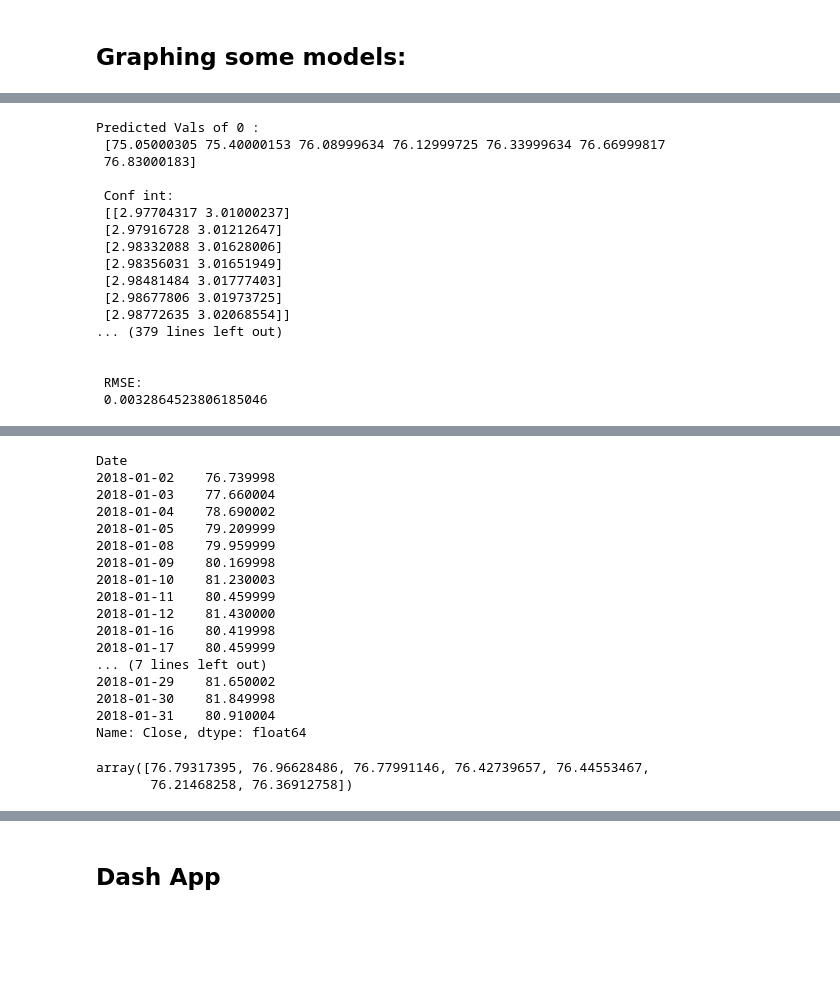
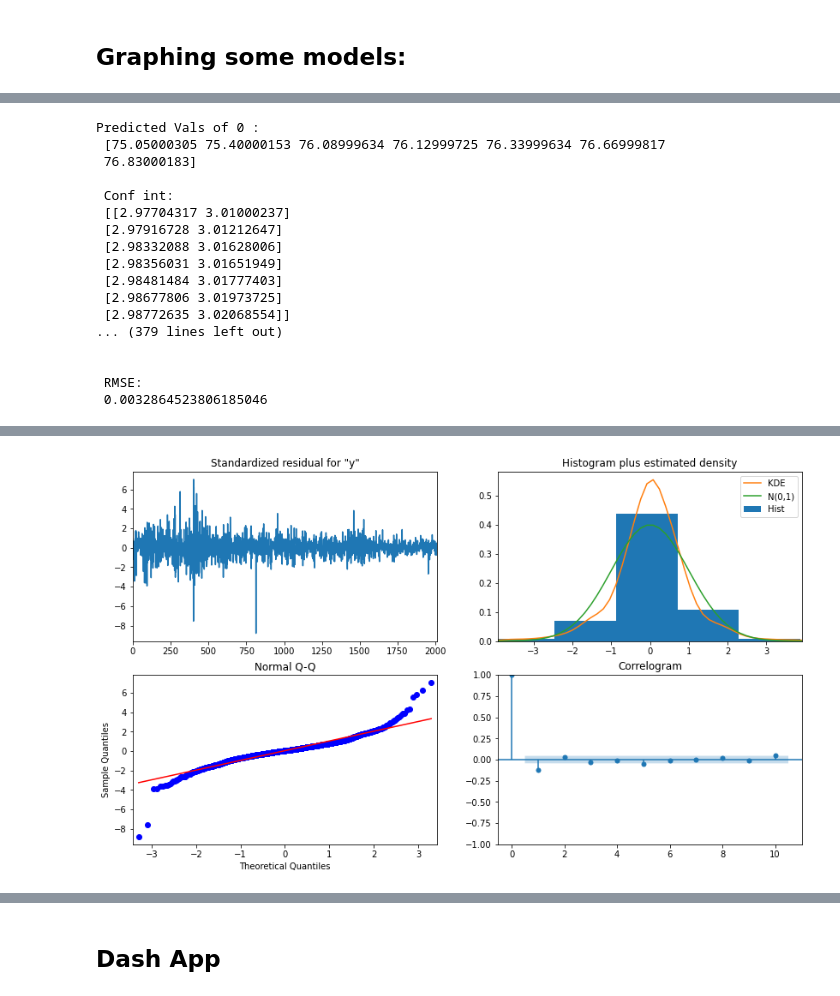
Before and after one commit to cian-moynagh/Group-40-Sweng, a Jupyter notebook: Model Fitting.ipynb, the cells around one changed output, grey strips where cells are left out. Saved outputs shown, nothing was run; the diff lists cells and outputs as text; code cells hidden in the pictures; blank space fills up the shorter version.

Commit message:
figured out how to add images to dashboard. Added diagnostics image

```diff
--- a/Model Fitting.ipynb
+++ b/Model Fitting.ipynb
@@ -486,7 +397,7 @@ for x in range(model_i):
 
 
     print("Predicted Vals of", x, ": \n", pred_7.predicted_mean)
-    #print(model.summary_frame(alpha=0.05))   //mean isn't updated to reversed vals
+    #print(pred_7.summary_frame(alpha=0.05))   #mean isn't updated to reversed vals
     #conf_int = (model.conf_int(0.5)*fitted_lambda +1)**(1/fitted_lambda)   //don't think we should be reveresing the conf_int
     conf_int = (pred_7.conf_int(0.5))
     se = (pred_7.se_mean)
@@ -503,7 +414,7 @@ for x in range(model_i):
 
     if(rmse_7 < best_rmse_7):
         preds[0] = pred_7.predicted_mean
-        #diag = model.plot_diagnostics(figsize=(14,18))
+        diag = model.plot_diagnostics(figsize=(14,8))
         best_rmse_7=rmse_7
     if(rmse_7_johnson < best_rmse_7_johnson):
         preds[1] = pred_7_johnson.predicted_mean
@@ -537,58 +448,34 @@ fig_total.add_trace(
     go.Scatter(name='Box-Cox',
            x=test.index,
            y=orig_pred_oos))
 fig_total.add_trace(
     go.Scatter(name='Cut-Off',
            x=test.index,
            y=test))
 fig_total.add_trace(
     go.Scatter(name='Cut-Off',
             x=ts.Close.index,
             y=ts.Close))
 # %% [output]
 Predicted Vals of 0 :
  [75.05000305 75.40000153 76.08999634 76.12999725 76.33999634 76.66999817
  76.83000183]
 
  Conf int:
  [[2.97704317 3.01000237]
  [2.97916728 3.01212647]
  [2.98332088 3.01628006]
  [2.98356031 3.01651949]
  [2.98481484 3.01777403]
  [2.98677806 3.01973725]
  [2.98772635 3.02068554]]
 ... (379 lines left out)
 
 
  RMSE:
  0.0032864523806185046
 [interactive output not drawn]
+[figure, added]
-# %%
-test
-# %% [output]
-Date
-2018-01-02    76.739998
-2018-01-03    77.660004
-2018-01-04    78.690002
-2018-01-05    79.209999
-2018-01-08    79.959999
-2018-01-09    80.169998
-2018-01-10    81.230003
-2018-01-11    80.459999
-2018-01-12    81.430000
-2018-01-16    80.419998
-2018-01-17    80.459999
-... (7 lines left out)
-2018-01-29    81.650002
-2018-01-30    81.849998
-2018-01-31    80.910004
-Name: Close, dtype: float64
-# %%
-orig_pred_oos
-# %% [output]
-array([76.79317395, 76.96628486, 76.77991146, 76.42739657, 76.44553467,
-       76.21468258, 76.36912758])
 # %%
 fig_7.show()
 fig_31.show()
```
Also changed, not shown: parts of 17 cells of this notebook, 2 other files.
